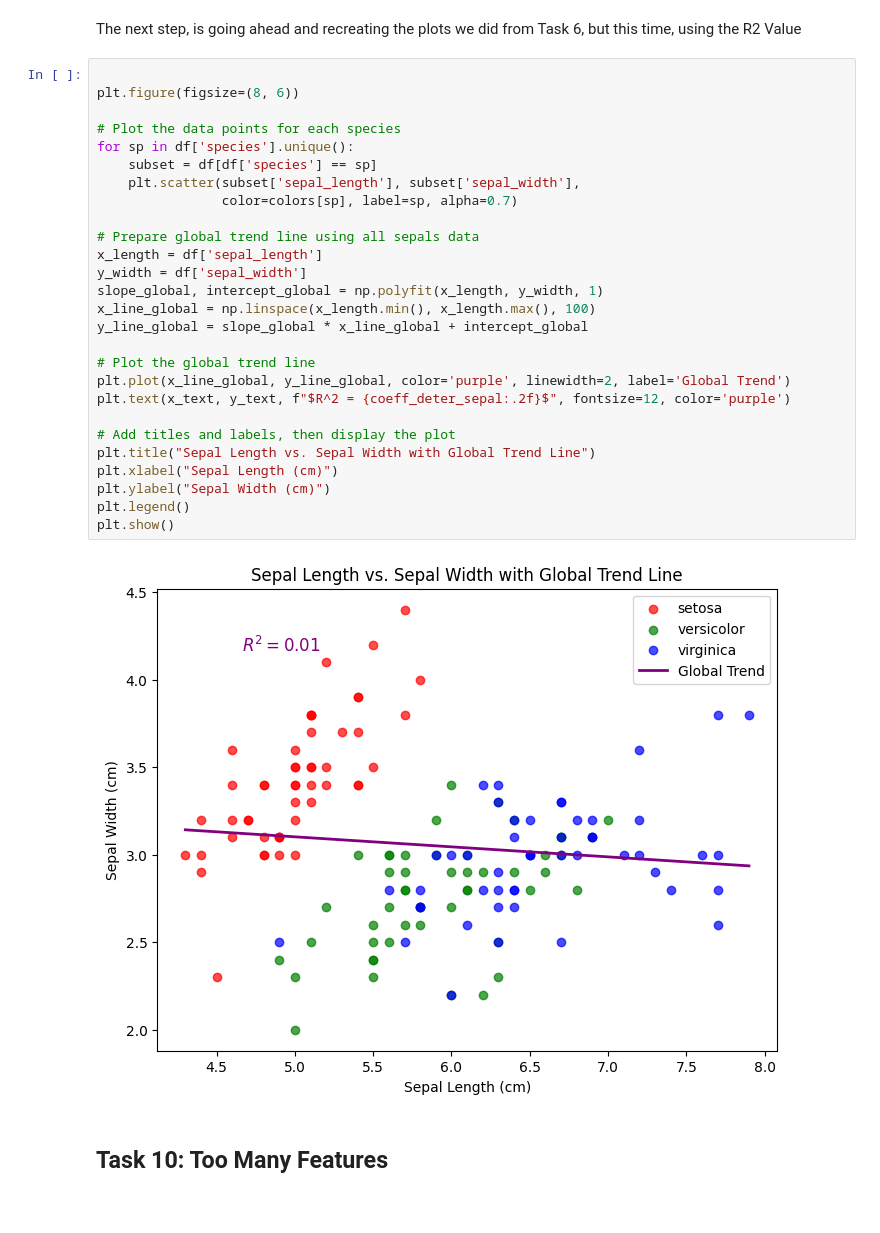
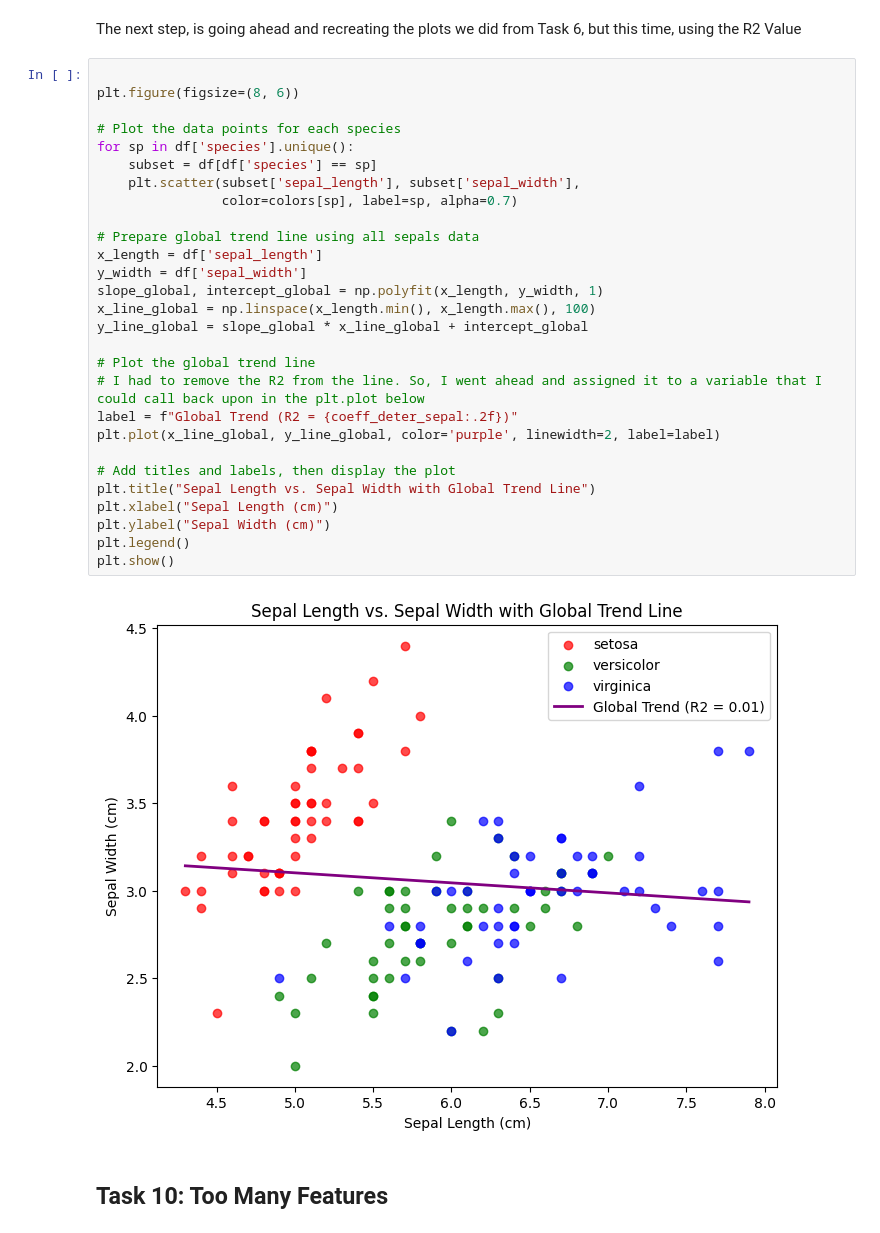
Before and after one commit to LoicBagnoud/principles_of_data_analytics, a Jupyter notebook: tasks.ipynb, the cells around one changed output. Saved outputs shown, nothing was run; the diff lists cells and outputs as text.

```diff
--- a/tasks.ipynb
+++ b/tasks.ipynb
@@ -606,31 +606,32 @@ The next step, is going ahead and recreating the plots we did from Task 6, but t
 # %%
 
 plt.figure(figsize=(8, 6))
 
 # Plot the data points for each species
 for sp in df['species'].unique():
     subset = df[df['species'] == sp]
     plt.scatter(subset['sepal_length'], subset['sepal_width'],
                 color=colors[sp], label=sp, alpha=0.7)
 
 # Prepare global trend line using all sepals data
 x_length = df['sepal_length']
 y_width = df['sepal_width']
 slope_global, intercept_global = np.polyfit(x_length, y_width, 1)
 x_line_global = np.linspace(x_length.min(), x_length.max(), 100)
 y_line_global = slope_global * x_line_global + intercept_global
 
 # Plot the global trend line
-plt.plot(x_line_global, y_line_global, color='purple', linewidth=2, label='Global Trend')
-plt.text(x_text, y_text, f"$R^2 = {coeff_deter_sepal:.2f}$", fontsize=12, color='purple')
+# I had to remove the R2 from the line. So, I went ahead and assigned it to a variable that I could call back upon in the plt.plot below
+label = f"Global Trend (R2 = {coeff_deter_sepal:.2f})"
+plt.plot(x_line_global, y_line_global, color='purple', linewidth=2, label=label)
 
 # Add titles and labels, then display the plot
 plt.title("Sepal Length vs. Sepal Width with Global Trend Line")
 plt.xlabel("Sepal Length (cm)")
 plt.ylabel("Sepal Width (cm)")
 plt.legend()
 plt.show()
 # %% [output]
-[figure, old version]
+[figure, new version]
 # %% [markdown]
 ## Task 10: Too Many Features
```
Also changed, not shown: parts of 4 cells of this notebook.
